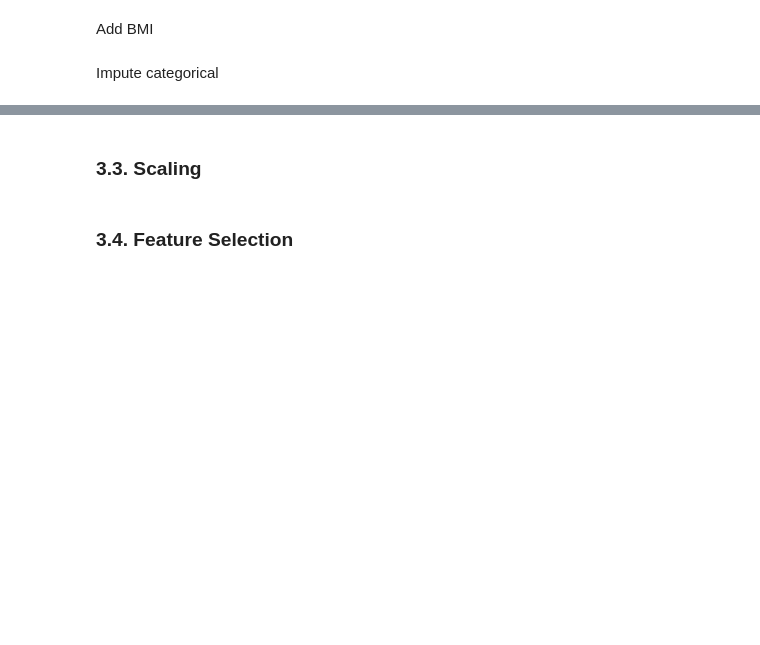
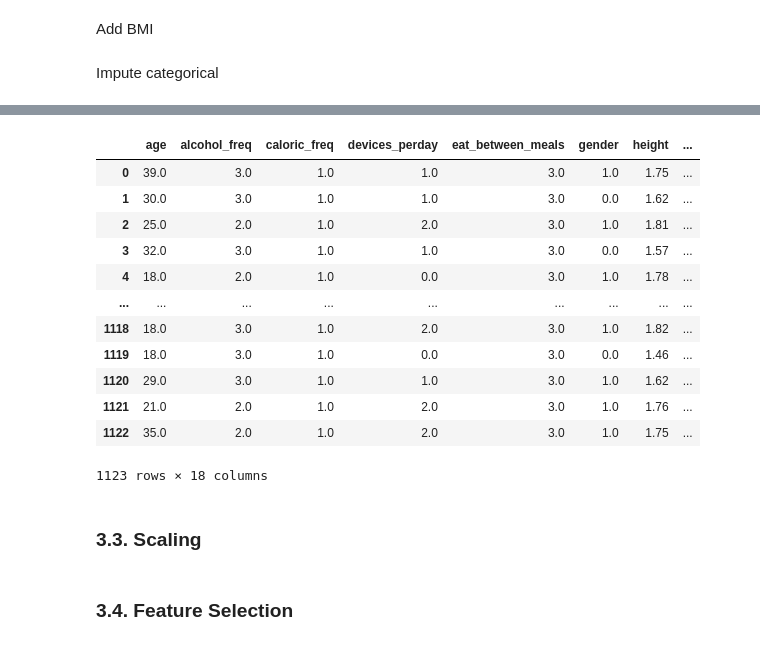
Before and after one commit to 0xMarc0s/IMS_ML_project, a Jupyter notebook: Project_Notebook_Template/Main Pipeline.ipynb, the cells around one changed output, grey strips where cells are left out. Drawn from its saved outputs; the diff is of its cells as text; code cells hidden in the pictures; blank space fills up the shorter version.

```diff
--- a/Project_Notebook_Template/Main Pipeline.ipynb
+++ b/Project_Notebook_Template/Main Pipeline.ipynb
@@ -439,6 +442,22 @@ dtype: int64
 # %%
 encoded_train = data_knnimputer_train.copy()
 encoded_test = data_knnimputer_test.copy()
+# %%
+encoded_train
+# %% [output]
+|  | age | alcohol_freq | caloric_freq | devices_perday | eat_between_meals | gender | height | ... |
+| 0 | 39.0 | 3.0 | 1.0 | 1.0 | 3.0 | 1.0 | 1.75 | ... |
+| 1 | 30.0 | 3.0 | 1.0 | 1.0 | 3.0 | 0.0 | 1.62 | ... |
+| 2 | 25.0 | 2.0 | 1.0 | 2.0 | 3.0 | 1.0 | 1.81 | ... |
+| 3 | 32.0 | 3.0 | 1.0 | 1.0 | 3.0 | 0.0 | 1.57 | ... |
+| 4 | 18.0 | 2.0 | 1.0 | 0.0 | 3.0 | 1.0 | 1.78 | ... |
+| ... | ... | ... | ... | ... | ... | ... | ... | ... |
+| 1118 | 18.0 | 3.0 | 1.0 | 2.0 | 3.0 | 1.0 | 1.82 | ... |
+| 1119 | 18.0 | 3.0 | 1.0 | 0.0 | 3.0 | 0.0 | 1.46 | ... |
+| 1120 | 29.0 | 3.0 | 1.0 | 1.0 | 3.0 | 1.0 | 1.62 | ... |
+| 1121 | 21.0 | 2.0 | 1.0 | 2.0 | 3.0 | 1.0 | 1.76 | ... |
+| 1122 | 35.0 | 2.0 | 1.0 | 2.0 | 3.0 | 1.0 | 1.75 | ... |
+1123 rows × 18 columns
 # %% [markdown]
 ### 3.3. Scaling
 # %%
```
Also changed, not shown: parts of 15 cells of this notebook.
